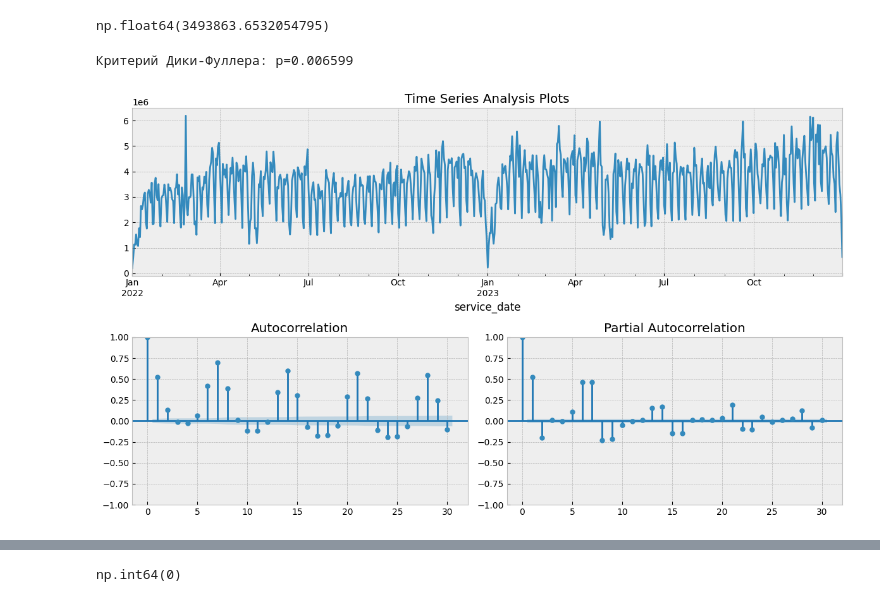
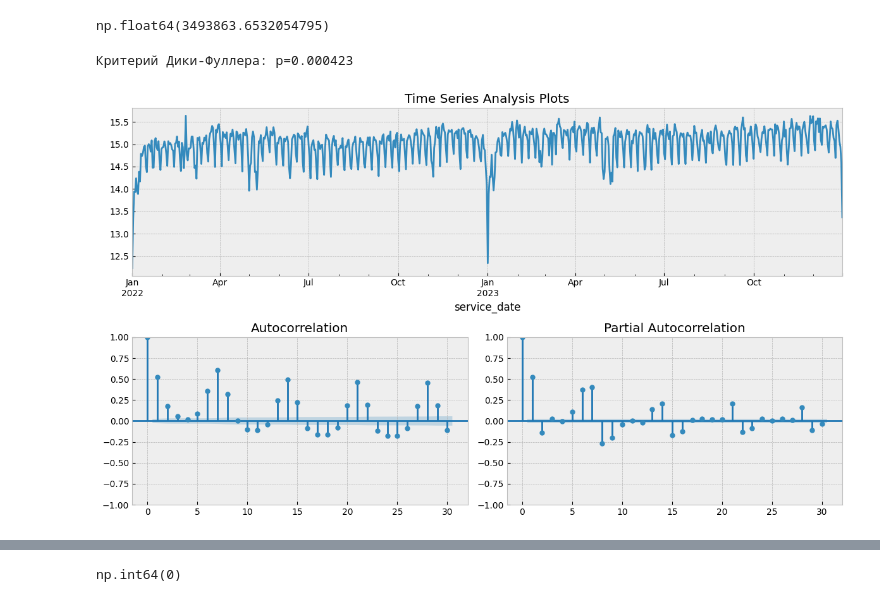
Before and after one commit to CCCXIV314/Sber, a Jupyter notebook: Sber_data_research.ipynb, the cells around one changed output, grey strips where cells are left out. Cells and saved outputs as stored; diff of their text form; code cells hidden in the pictures.

```diff
--- a/Sber_data_research.ipynb
+++ b/Sber_data_research.ipynb
@@ -637,33 +637,33 @@ np.float64(3493863.6532054795)
 # %%
 import statsmodels.api as sm
 import statsmodels.tsa.api as smt
 
 # Функция для анализа временного ряда
 def tsplot(y, lags=None, figsize=(12, 7), style='bmh'):
     if not isinstance(y, pd.Series):
         y = pd.Series(y)
     with plt.style.context(style):
         fig = plt.figure(figsize=figsize)
         layout = (2, 2)
         ts_ax = plt.subplot2grid(layout, (0, 0), colspan=2)
         acf_ax = plt.subplot2grid(layout, (1, 0))
         pacf_ax = plt.subplot2grid(layout, (1, 1))
 
         y.plot(ax=ts_ax)
         ts_ax.set_title('Time Series Analysis Plots')
         smt.graphics.plot_acf(y, lags=lags, ax=acf_ax, alpha=0.5)
         smt.graphics.plot_pacf(y, lags=lags, ax=pacf_ax, alpha=0.5)
 
         print("Критерий Дики-Фуллера: p=%f" % sm.tsa.stattools.adfuller(y)[1])
 
         plt.tight_layout()
     return
 
 # Пример вызова функции
-tsplot(aggregated_data['service_amount_net'], lags=30)
+tsplot(np.log(aggregated_data['service_amount_net']), lags=30)
 # %% [output]
-Критерий Дики-Фуллера: p=0.006599
+Критерий Дики-Фуллера: p=0.000423
-[figure, old version]
+[figure, new version]
 # %%
 unique_months = aggregated_data['service_date_month'].unique()
 
```
Also changed, not shown: parts of 5 cells of this notebook.
